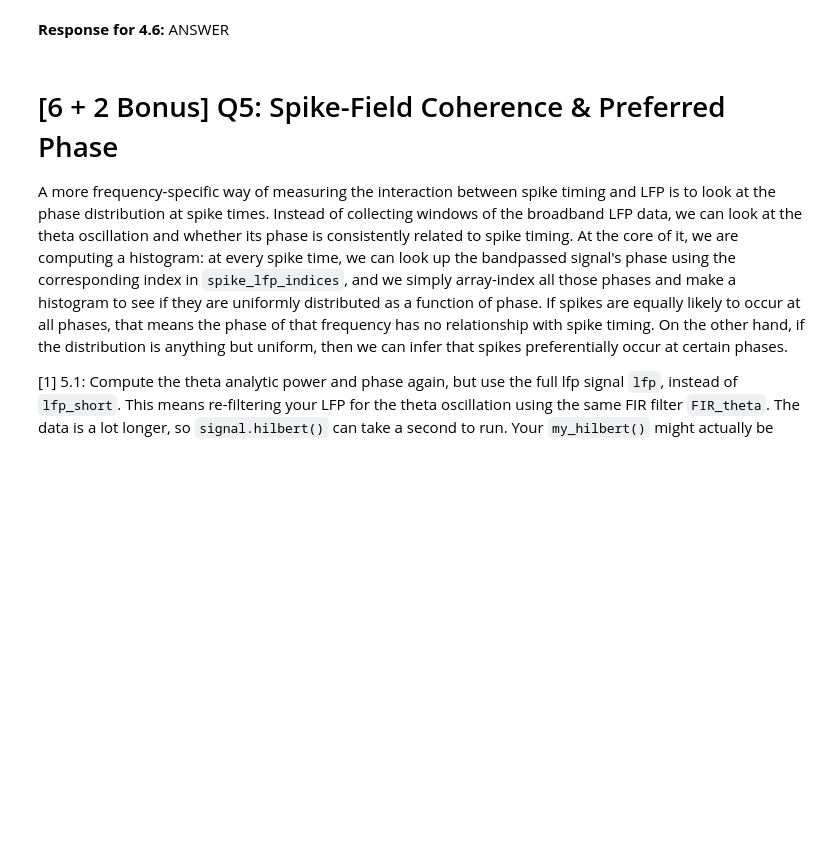
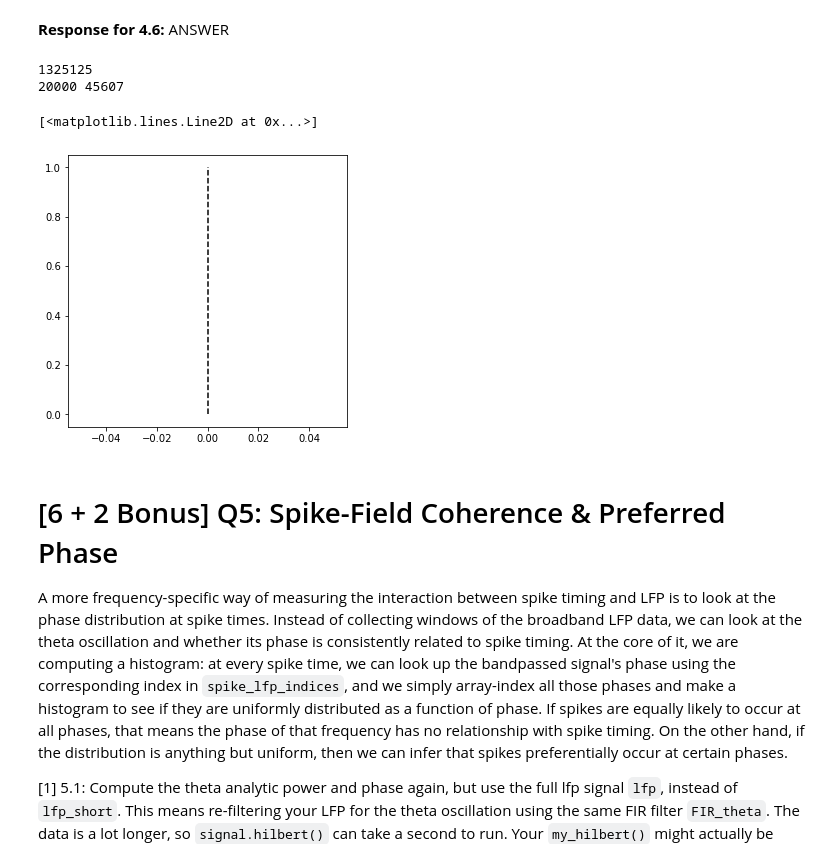
Before and after one commit to dylew898/COGS118C, a Jupyter notebook: Assignments/A4-HilbertLFPSpike.ipynb, the cells around one changed output. Saved outputs shown, nothing was run; the diff lists cells and outputs as text; code cells hidden in the pictures; blank space fills up the shorter version.

```diff
--- a/Assignments/A4-HilbertLFPSpike.ipynb
+++ b/Assignments/A4-HilbertLFPSpike.ipynb
@@ -315,34 +323,41 @@ We can't use it directly yet, however, since those indices has a different sampl
 # %%
 lfp_fs = fs # rename lfp_fs to avoid confusion
 # use the full LFP vector now
 print(len(lfp))
 
 # get spike information
 spike_fs = data['spike_fs']
 spike_indices = data['spike_indices']
 print(spike_fs, spike_indices[100])
 
 # convert spike index to spike time in seconds
-spike_times = # _FILL_IN_YOUR_CODE_HERE
-spike_lfp_inds = # _FILL_IN_YOUR_CODE_HERE
+spike_times = spike_indices/spike_fs
+spike_lfp_inds = np.round(spike_times*lfp_fs)
 
 def get_windows(data, spike_lfp_inds, lfp_fs, len_pre, len_post):
     # _FILL_IN_YOUR_CODE_HERE
+
+    window =
 
     return
 
 len_pre = -0.5
 len_post = 0.5
 
 # time vector for STA
-t_STA = # _FILL_IN_YOUR_CODE_HERE
-STA_windows = # _FILL_IN_YOUR_CODE_HERE
-STA = # _FILL_IN_YOUR_CODE_HERE
-print(STA_windows.shape)
+#t_STA = # _FILL_IN_YOUR_CODE_HERE
+#STA_windows = # _FILL_IN_YOUR_CODE_HERE
+#STA = # _FILL_IN_YOUR_CODE_HERE
+#print(STA_windows.shape)
 
 # plot STA
 plt.figure(figsize=(5,5))
 plt.plot([0,0], plt.ylim(), 'k--')
+# %% [output]
+1325125
+20000 45607
+[<matplotlib.lines.Line2D at 0x...>]
+[figure, added]
 # %% [markdown]
 # [6 + 2 Bonus] Q5: Spike-Field Coherence & Preferred Phase
 A more frequency-specific way of measuring the interaction between spike timing and LFP is to look at the phase distribution at spike times. Instead of collecting windows of the broadband LFP data, we can look at the theta oscillation and whether its phase is consistently related to spike timing. At the core of it, we are computing a histogram: at every spike time, we can look up the bandpassed signal's phase using the corresponding index in `spike_lfp_indices`, and we simply array-index all those phases and make a histogram to see if they are uniformly distributed as a function of phase. If spikes are equally likely to occur at all phases, that means the phase of that frequency has no relationship with spike timing. On the other hand, if the distribution is anything but uniform, then we can infer that spikes preferentially occur at certain phases.
```
Also changed, not shown: parts of 7 cells of this notebook.
